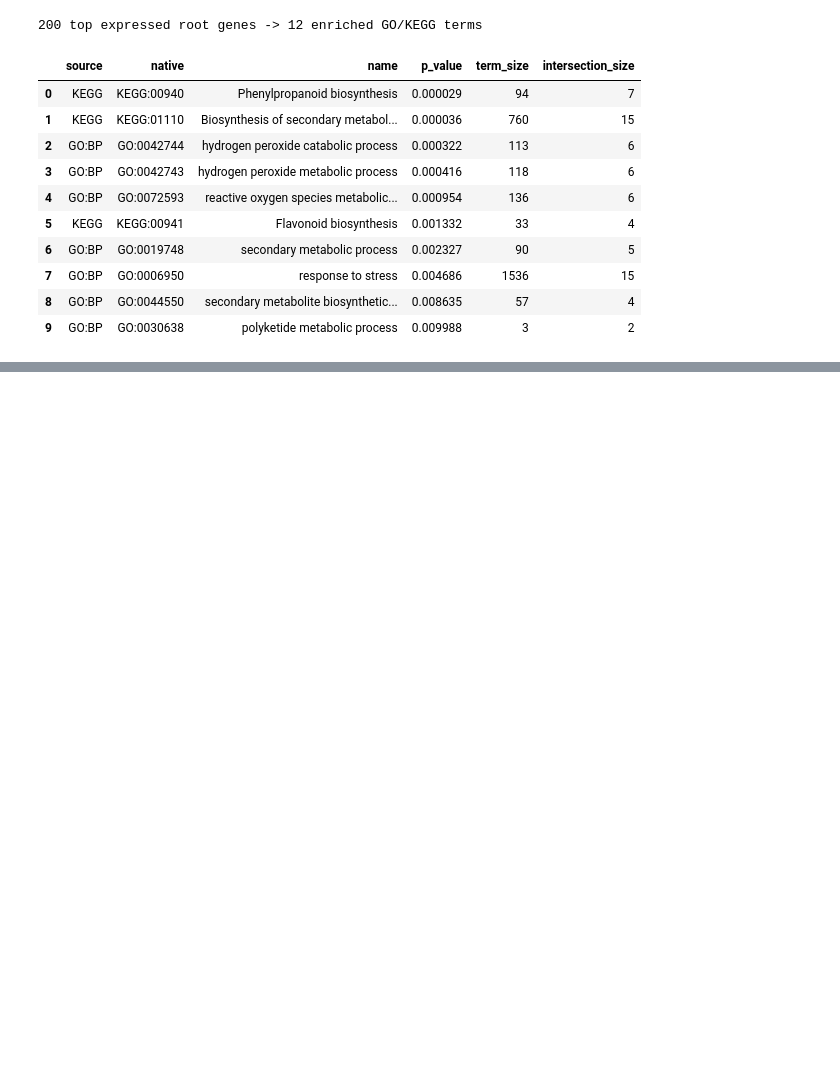
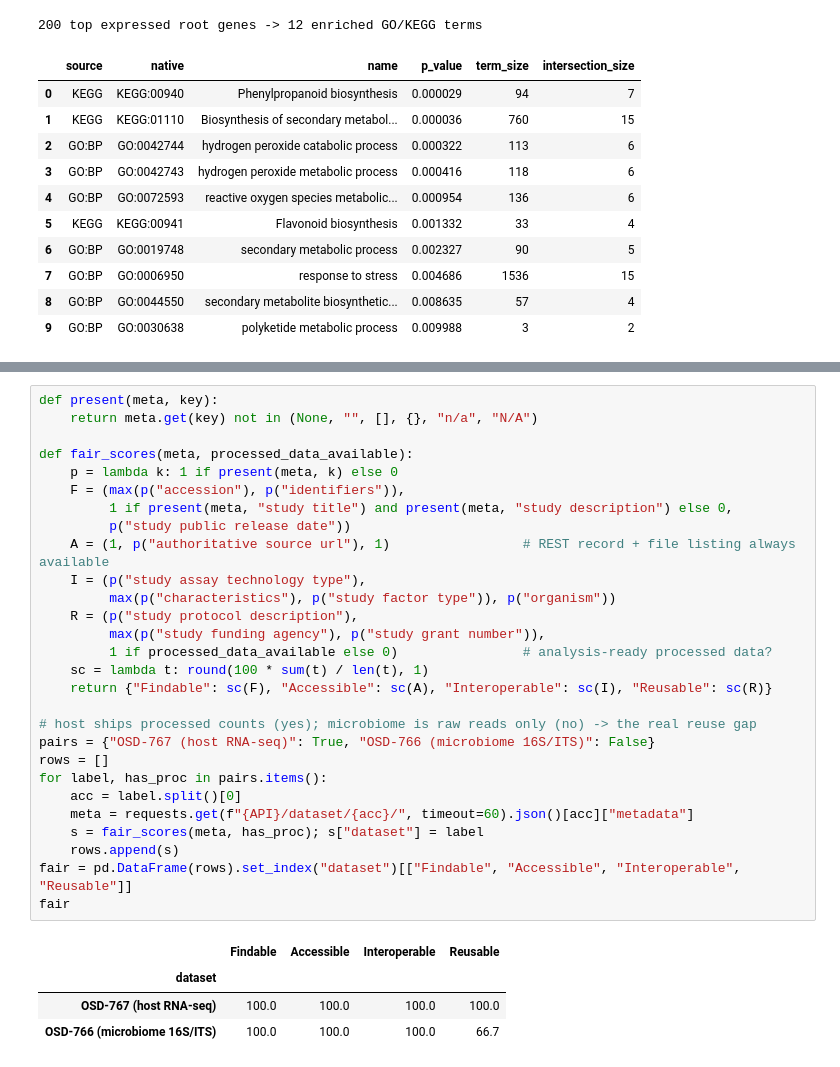
Before and after one commit to dr-richard-barker/OSDR_juypter_book.io, a Jupyter notebook: chapters/OSDR_tomato_microbiome.ipynb, the cells around one changed output, grey strips where cells are left out. Cells and saved outputs as stored; diff of their text form; blank space fills up the shorter version.

```diff
--- a/chapters/OSDR_tomato_microbiome.ipynb
+++ b/chapters/OSDR_tomato_microbiome.ipynb
@@ -237,0 +245,33 @@ else:
+# %%
+def present(meta, key):
+    return meta.get(key) not in (None, "", [], {}, "n/a", "N/A")
+
+def fair_scores(meta, processed_data_available):
+    p = lambda k: 1 if present(meta, k) else 0
+    F = (max(p("accession"), p("identifiers")),
+         1 if present(meta, "study title") and present(meta, "study description") else 0,
+         p("study public release date"))
+    A = (1, p("authoritative source url"), 1)                 # REST record + file listing always available
+    I = (p("study assay technology type"),
+         max(p("characteristics"), p("study factor type")), p("organism"))
+    R = (p("study protocol description"),
+         max(p("study funding agency"), p("study grant number")),
+         1 if processed_data_available else 0)                # analysis-ready processed data?
+    sc = lambda t: round(100 * sum(t) / len(t), 1)
+    return {"Findable": sc(F), "Accessible": sc(A), "Interoperable": sc(I), "Reusable": sc(R)}
+
+# host ships processed counts (yes); microbiome is raw reads only (no) -> the real reuse gap
+pairs = {"OSD-767 (host RNA-seq)": True, "OSD-766 (microbiome 16S/ITS)": False}
+rows = []
+for label, has_proc in pairs.items():
+    acc = label.split()[0]
+    meta = requests.get(f"{API}/dataset/{acc}/", timeout=60).json()[acc]["metadata"]
+    s = fair_scores(meta, has_proc); s["dataset"] = label
+    rows.append(s)
+fair = pd.DataFrame(rows).set_index("dataset")[["Findable", "Accessible", "Interoperable", "Reusable"]]
+fair
+# %% [output]
+|  | Findable | Accessible | Interoperable | Reusable |
+| dataset |  |  |  |  |
+| OSD-767 (host RNA-seq) | 100.0 | 100.0 | 100.0 | 100.0 |
+| OSD-766 (microbiome 16S/ITS) | 100.0 | 100.0 | 100.0 | 66.7 |
```
Also changed, not shown: parts of 4 cells of this notebook, 1 other file.
